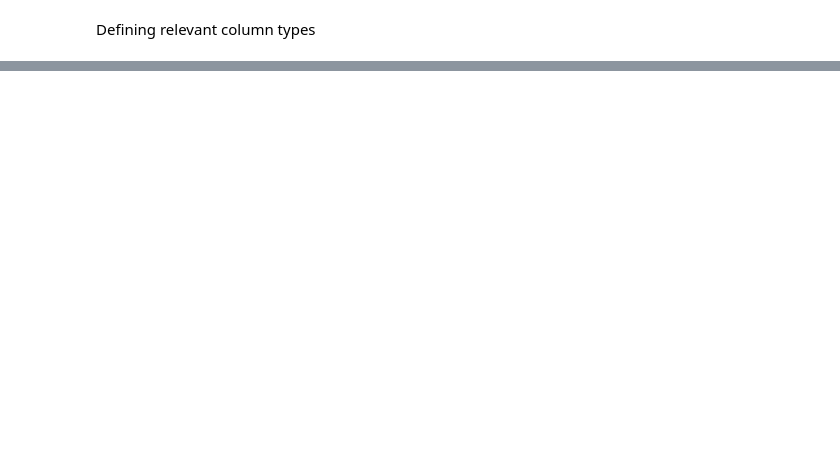
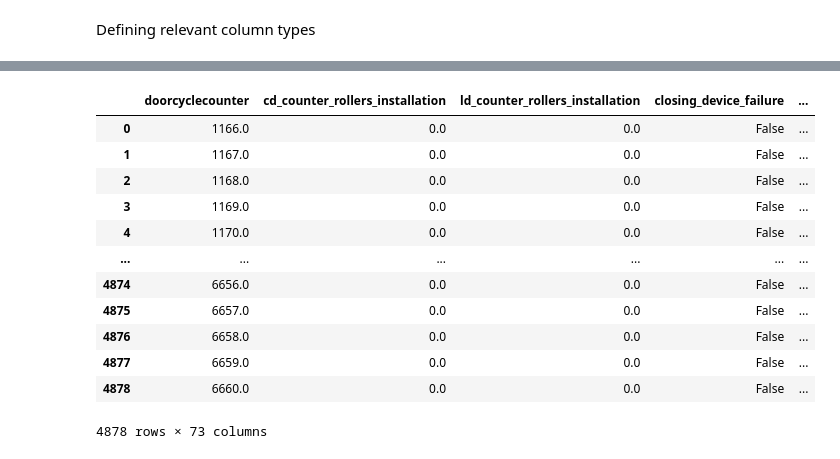
Before and after one commit to wagon-r/SyntheticDataGeneration, a Jupyter notebook: synthesization/CTGAN/preprocessing.ipynb, the cells around one changed output, grey strips where cells are left out. Saved outputs shown, nothing was run; the diff lists cells and outputs as text; code cells hidden in the pictures; blank space fills up the shorter version.

```diff
--- a/synthesization/CTGAN/preprocessing.ipynb
+++ b/synthesization/CTGAN/preprocessing.ipynb
@@ -246,0 +166,17 @@ a.to_parquet("../../data/aaa.parquet")
+# %%
+train_data.dropna(inplace=True, axis=0)
+train_data.to_parquet("v6-truncated-20ts.parquet")
+# %% [output]
+|  | doorcyclecounter | cd_counter_rollers_installation | ld_counter_rollers_installation | closing_device_failure | ... |
+| 0 | 1166.0 | 0.0 | 0.0 | False | ... |
+| 1 | 1167.0 | 0.0 | 0.0 | False | ... |
+| 2 | 1168.0 | 0.0 | 0.0 | False | ... |
+| 3 | 1169.0 | 0.0 | 0.0 | False | ... |
+| 4 | 1170.0 | 0.0 | 0.0 | False | ... |
+| ... | ... | ... | ... | ... | ... |
+| 4874 | 6656.0 | 0.0 | 0.0 | False | ... |
+| 4875 | 6657.0 | 0.0 | 0.0 | False | ... |
+| 4876 | 6658.0 | 0.0 | 0.0 | False | ... |
+| 4877 | 6659.0 | 0.0 | 0.0 | False | ... |
+| 4878 | 6660.0 | 0.0 | 0.0 | False | ... |
+4878 rows × 73 columns
```
Also changed, not shown: parts of 19 cells of this notebook, 2 other files.
